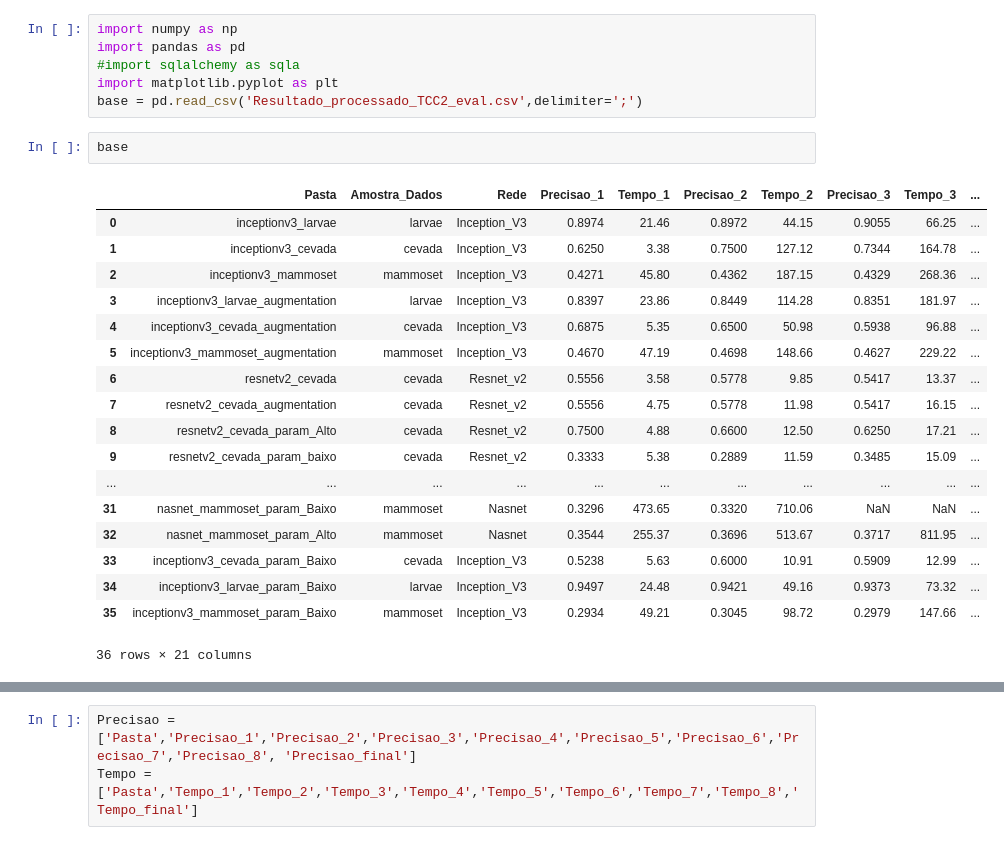
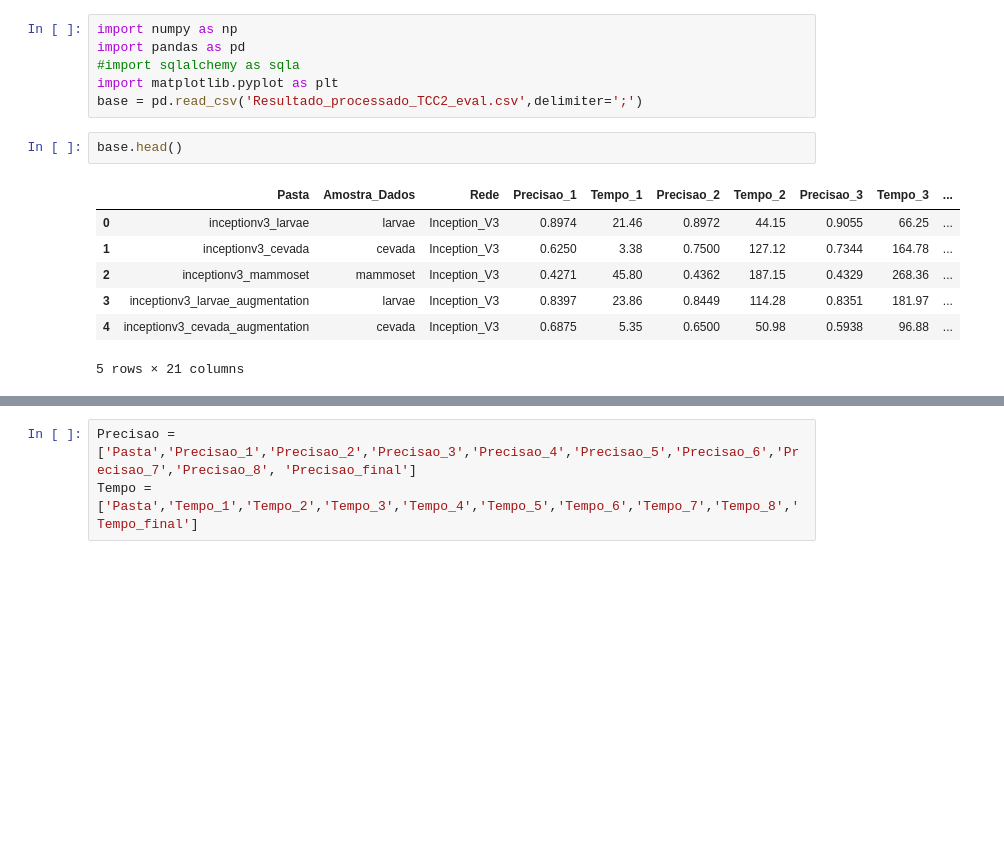
Before and after one commit to ViniciusLavorte/Python, a Jupyter notebook: Analise_TCC.ipynb, the cells around one changed output, grey strips where cells are left out. Saved outputs shown, nothing was run; the diff lists cells and outputs as text; blank space fills up the shorter version.

```diff
--- a/Analise_TCC.ipynb
+++ b/Analise_TCC.ipynb
@@ -5,26 +5,15 @@ import pandas as pd
 import matplotlib.pyplot as plt
 base = pd.read_csv('Resultado_processado_TCC2_eval.csv',delimiter=';')
 # %%
-base
+base.head()
 # %% [output]
 |  | Pasta | Amostra_Dados | Rede | Precisao_1 | Tempo_1 | Precisao_2 | Tempo_2 | Precisao_3 | Tempo_3 | ... |
 | 0 | inceptionv3_larvae | larvae | Inception_V3 | 0.8974 | 21.46 | 0.8972 | 44.15 | 0.9055 | 66.25 | ... |
 | 1 | inceptionv3_cevada | cevada | Inception_V3 | 0.6250 | 3.38 | 0.7500 | 127.12 | 0.7344 | 164.78 | ... |
 | 2 | inceptionv3_mammoset | mammoset | Inception_V3 | 0.4271 | 45.80 | 0.4362 | 187.15 | 0.4329 | 268.36 | ... |
 | 3 | inceptionv3_larvae_augmentation | larvae | Inception_V3 | 0.8397 | 23.86 | 0.8449 | 114.28 | 0.8351 | 181.97 | ... |
 | 4 | inceptionv3_cevada_augmentation | cevada | Inception_V3 | 0.6875 | 5.35 | 0.6500 | 50.98 | 0.5938 | 96.88 | ... |
-| 5 | inceptionv3_mammoset_augmentation | mammoset | Inception_V3 | 0.4670 | 47.19 | 0.4698 | 148.66 | 0.4627 | 229.22 | ... |
-| 6 | resnetv2_cevada | cevada | Resnet_v2 | 0.5556 | 3.58 | 0.5778 | 9.85 | 0.5417 | 13.37 | ... |
-| 7 | resnetv2_cevada_augmentation | cevada | Resnet_v2 | 0.5556 | 4.75 | 0.5778 | 11.98 | 0.5417 | 16.15 | ... |
-| 8 | resnetv2_cevada_param_Alto | cevada | Resnet_v2 | 0.7500 | 4.88 | 0.6600 | 12.50 | 0.6250 | 17.21 | ... |
-| 9 | resnetv2_cevada_param_baixo | cevada | Resnet_v2 | 0.3333 | 5.38 | 0.2889 | 11.59 | 0.3485 | 15.09 | ... |
-| ... | ... | ... | ... | ... | ... | ... | ... | ... | ... | ... |
-| 31 | nasnet_mammoset_param_Baixo | mammoset | Nasnet | 0.3296 | 473.65 | 0.3320 | 710.06 | NaN | NaN | ... |
-| 32 | nasnet_mammoset_param_Alto | mammoset | Nasnet | 0.3544 | 255.37 | 0.3696 | 513.67 | 0.3717 | 811.95 | ... |
-| 33 | inceptionv3_cevada_param_Baixo | cevada | Inception_V3 | 0.5238 | 5.63 | 0.6000 | 10.91 | 0.5909 | 12.99 | ... |
-| 34 | inceptionv3_larvae_param_Baixo | larvae | Inception_V3 | 0.9497 | 24.48 | 0.9421 | 49.16 | 0.9373 | 73.32 | ... |
-| 35 | inceptionv3_mammoset_param_Baixo | mammoset | Inception_V3 | 0.2934 | 49.21 | 0.3045 | 98.72 | 0.2979 | 147.66 | ... |
-36 rows × 21 columns
+5 rows × 21 columns
 # %%
 base.columns
 # %% [output]
```
Also changed, not shown: parts of 8 cells of this notebook, 9 other files.
